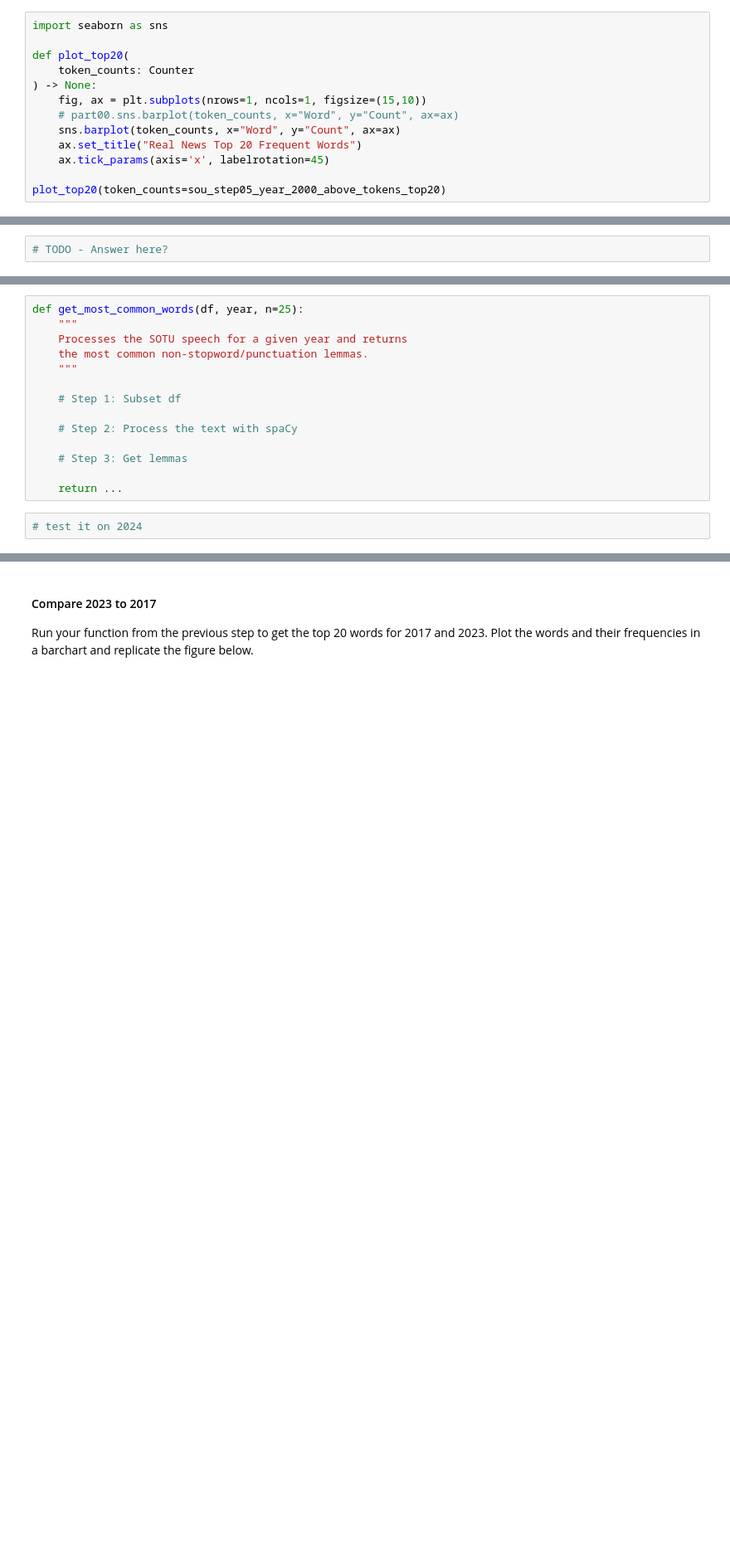
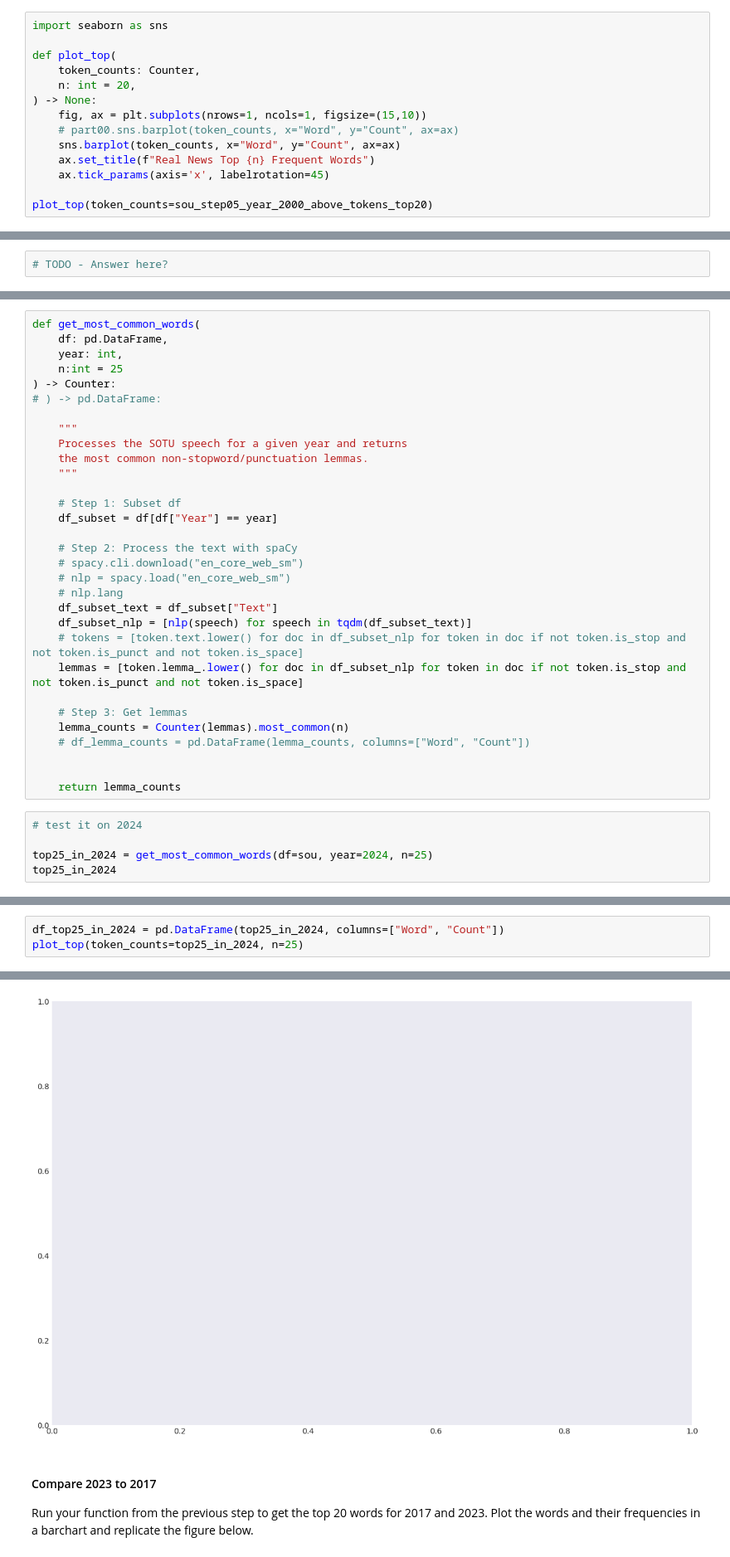
Before and after one commit to UCB-stat-159-f25/proj02-group08, a Jupyter notebook: notebooks/nlp-P02.ipynb, the cells around one changed output, grey strips where cells are left out. Shown at 83% size. Cells and saved outputs as stored; diff of their text form; blank space fills up the shorter version.

Commit message:
'Common Words' section - IN PROGRESS

```diff
--- a/notebooks/nlp-P02.ipynb
+++ b/notebooks/nlp-P02.ipynb
@@ -239,16 +239,17 @@ type(sou_step04_year_2000_above_tokens_count), type(sou_step05_year_2000_above_t
 # %%
 import seaborn as sns
 
-def plot_top20(
-    token_counts: Counter
+def plot_top(
+    token_counts: Counter,
+    n: int = 20,
 ) -> None:
     fig, ax = plt.subplots(nrows=1, ncols=1, figsize=(15,10))
     # part00.sns.barplot(token_counts, x="Word", y="Count", ax=ax)
     sns.barplot(token_counts, x="Word", y="Count", ax=ax)
-    ax.set_title("Real News Top 20 Frequent Words")
+    ax.set_title(f"Real News Top {n} Frequent Words")
     ax.tick_params(axis='x', labelrotation=45)
 
-plot_top20(token_counts=sou_step05_year_2000_above_tokens_top20)
+plot_top(token_counts=sou_step05_year_2000_above_tokens_top20)
 # %% [output]
 [figure]
 # %% [markdown]
@@ -311,18 +314,38 @@ steps:
 - get the lemmas across all those speeches
 - count the top n lemmas
 # %%
-def get_most_common_words(df, year, n=25):
+def get_most_common_words(
+    df: pd.DataFrame,
+    year: int,
+    n:int = 25
+) -> Counter:
+# ) -> pd.DataFrame:
+
     """
     Processes the SOTU speech for a given year and returns
     the most common non-stopword/punctuation lemmas.
     """
 
     # Step 1: Subset df
+    df_subset = df[df["Year"] == year]
 
     # Step 2: Process the text with spaCy
+    # spacy.cli.download("en_core_web_sm")
+    # nlp = spacy.load("en_core_web_sm")
+    # nlp.lang
+    df_subset_text = df_subset["Text"]
+    df_subset_nlp = [nlp(speech) for speech in tqdm(df_subset_text)]
+    # tokens = [token.text.lower() for doc in df_subset_nlp for token in doc if not token.is_stop and not token.is_punct and not token.is_space]
+    lemmas = [token.lemma_.lower() for doc in df_subset_nlp for token in doc if not token.is_stop and not token.is_punct and not token.is_space]
 
     # Step 3: Get lemmas
+    lemma_counts = Counter(lemmas).most_common(n)
+    # df_lemma_counts = pd.DataFrame(lemma_counts, columns=["Word", "Count"])
 
-    return ...
+
+    return lemma_counts
 # %%
 # test it on 2024
+
+top25_in_2024 = get_most_common_words(df=sou, year=2024, n=25)
+top25_in_2024
@@ -328,0 +374,4 @@ def get_most_common_words(df, year, n=25):
+# %%
+df_top25_in_2024 = pd.DataFrame(top25_in_2024, columns=["Word", "Count"])
+plot_top(token_counts=top25_in_2024, n=25)
+# %% [output]
@@ -329,3 +379,4 @@ def get_most_common_words(df, year, n=25):
+[figure, added]
 # %% [markdown]
 #### Compare 2023 to 2017
 
```
Also changed, not shown: parts of 10 cells of this notebook.
